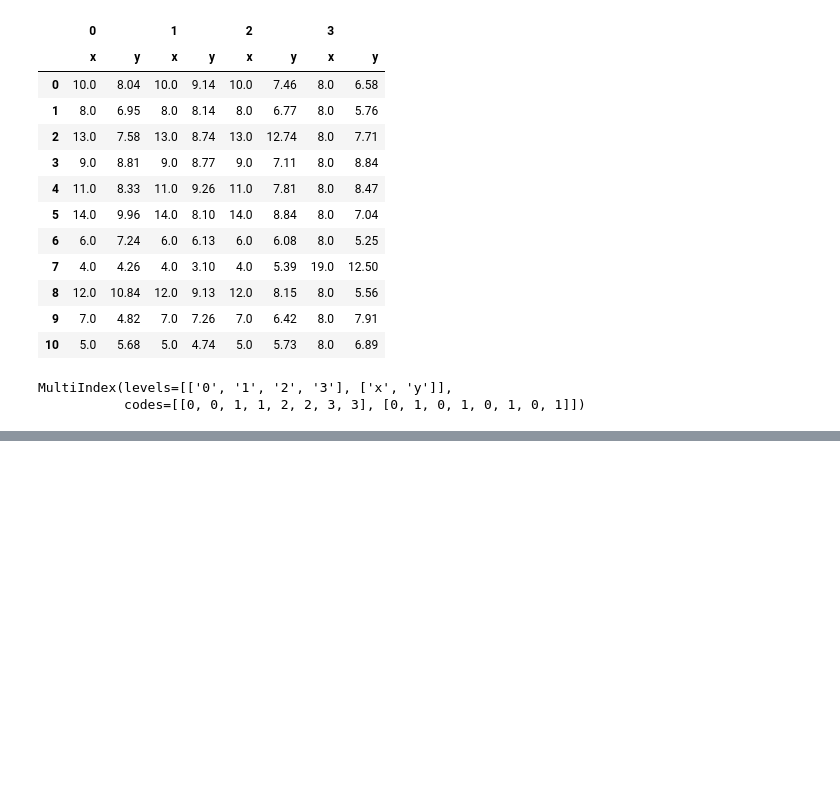
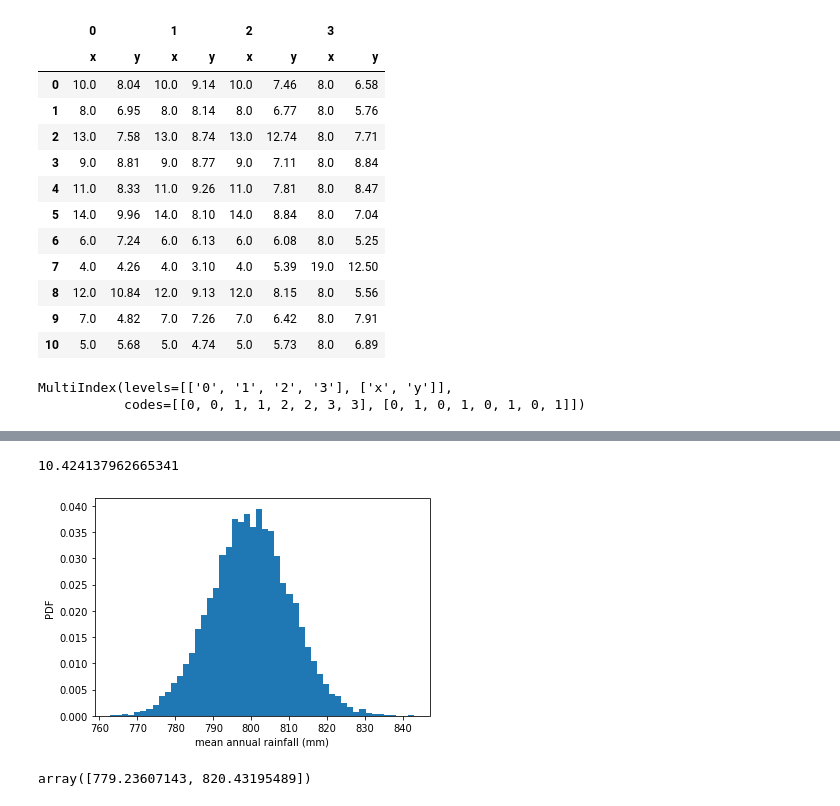
Before and after one commit to thap/python_basics_to_advanced, a Jupyter notebook: statistical_thinking_2/statistical_thinking_2.ipynb, the cells around one changed output, grey strips where cells are left out. Cells and saved outputs as stored; diff of their text form; code cells hidden in the pictures; blank space fills up the shorter version.

```diff
--- a/statistical_thinking_2/statistical_thinking_2.ipynb
+++ b/statistical_thinking_2/statistical_thinking_2.ipynb
@@ -172,0 +356,16 @@ IndexingError: Too many indexers
+# %%
+bs_reps = draw_bs_reps(rain, np.mean, 10000)
+sem = np.std(rain) / np.sqrt(len(rain))
+bs_std = np.std(bs_reps)
+print(bs_std)
+plt.hist(bs_reps, bins=50, density=True)
+plt.xlabel('mean annual rainfall (mm)')
+plt.ylabel('PDF')
+plt.show()
+# %% [output]
+10.424137962665341
+[figure, added]
+# %%
+np.percentile(bs_reps, [2.5, 97.5])
+# %% [output]
+array([779.23607143, 820.43195489])
```
Also changed, not shown: parts of 47 cells of this notebook.
